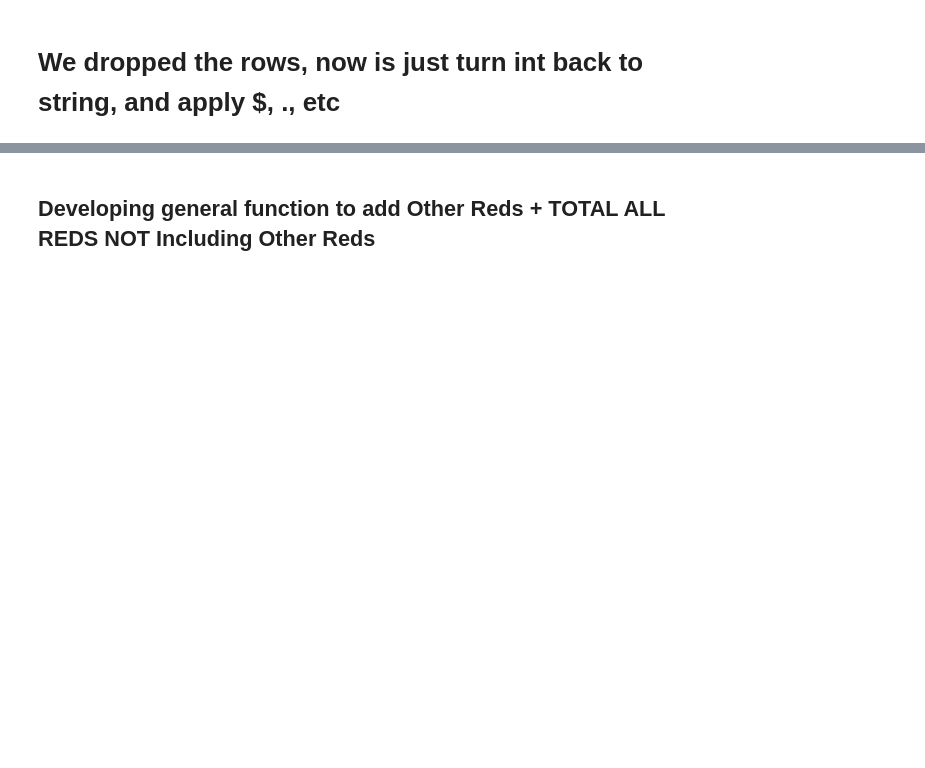
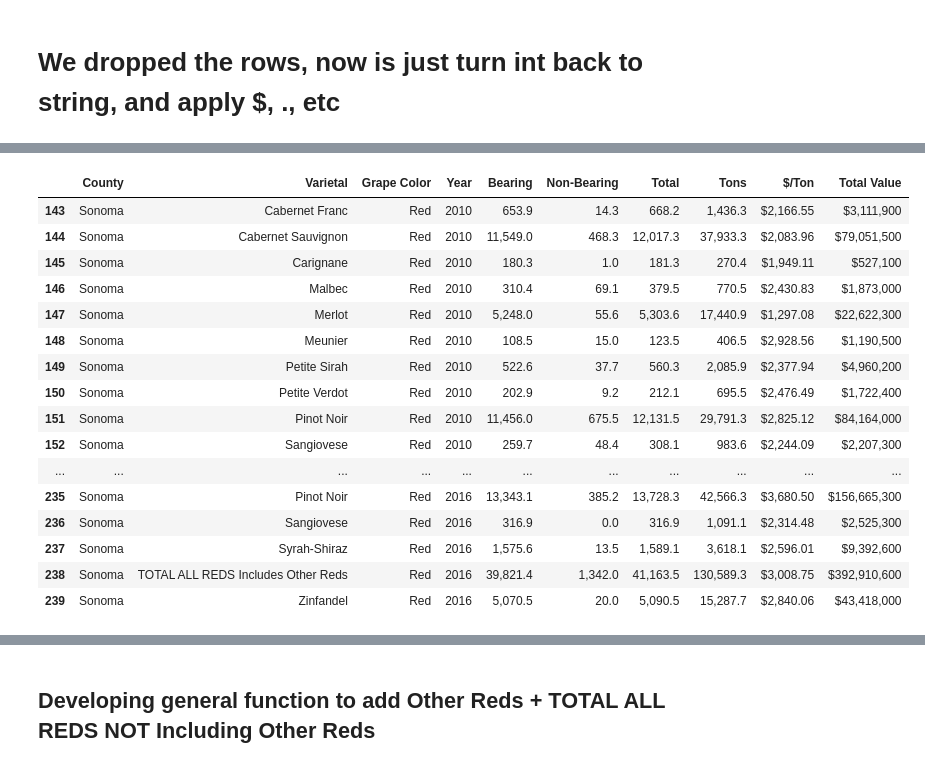
Before and after one commit to oscar6688/Farm-Smoke-Project, a Jupyter notebook: 2001-2021_sonoma_red_varieties.ipynb, the cells around one changed output, grey strips where cells are left out. Drawn from its saved outputs; the diff is of its cells as text; code cells hidden in the pictures; blank space fills up the shorter version.

```diff
--- a/2001-2021_sonoma_red_varieties.ipynb
+++ b/2001-2021_sonoma_red_varieties.ipynb
@@ -655,0 +1860,21 @@ df_up_to_2009_combined_updated
+# %%
+cleaned_sonoma_beyond_2010_2016 = sonoma_2001_fixed11_16_06_05_04_03_02_01_00_10_08.query('Year > 2009')
+cleaned_sonoma_beyond_2010_2016
+# %% [output]
+|  | County | Varietal | Grape Color | Year | Bearing | Non-Bearing | Total | Tons | $/Ton | Total Value |
+| 143 | Sonoma | Cabernet Franc | Red | 2010 | 653.9 | 14.3 | 668.2 | 1,436.3 | $2,166.55 | $3,111,900 |
+| 144 | Sonoma | Cabernet Sauvignon | Red | 2010 | 11,549.0 | 468.3 | 12,017.3 | 37,933.3 | $2,083.96 | $79,051,500 |
+| 145 | Sonoma | Carignane | Red | 2010 | 180.3 | 1.0 | 181.3 | 270.4 | $1,949.11 | $527,100 |
+| 146 | Sonoma | Malbec | Red | 2010 | 310.4 | 69.1 | 379.5 | 770.5 | $2,430.83 | $1,873,000 |
+| 147 | Sonoma | Merlot | Red | 2010 | 5,248.0 | 55.6 | 5,303.6 | 17,440.9 | $1,297.08 | $22,622,300 |
+| 148 | Sonoma | Meunier | Red | 2010 | 108.5 | 15.0 | 123.5 | 406.5 | $2,928.56 | $1,190,500 |
+| 149 | Sonoma | Petite Sirah | Red | 2010 | 522.6 | 37.7 | 560.3 | 2,085.9 | $2,377.94 | $4,960,200 |
+| 150 | Sonoma | Petite Verdot | Red | 2010 | 202.9 | 9.2 | 212.1 | 695.5 | $2,476.49 | $1,722,400 |
+| 151 | Sonoma | Pinot Noir | Red | 2010 | 11,456.0 | 675.5 | 12,131.5 | 29,791.3 | $2,825.12 | $84,164,000 |
+| 152 | Sonoma | Sangiovese | Red | 2010 | 259.7 | 48.4 | 308.1 | 983.6 | $2,244.09 | $2,207,300 |
+| ... | ... | ... | ... | ... | ... | ... | ... | ... | ... | ... |
+| 235 | Sonoma | Pinot Noir | Red | 2016 | 13,343.1 | 385.2 | 13,728.3 | 42,566.3 | $3,680.50 | $156,665,300 |
+| 236 | Sonoma | Sangiovese | Red | 2016 | 316.9 | 0.0 | 316.9 | 1,091.1 | $2,314.48 | $2,525,300 |
+| 237 | Sonoma | Syrah-Shiraz | Red | 2016 | 1,575.6 | 13.5 | 1,589.1 | 3,618.1 | $2,596.01 | $9,392,600 |
+| 238 | Sonoma | TOTAL ALL REDS Includes Other Reds | Red | 2016 | 39,821.4 | 1,342.0 | 41,163.5 | 130,589.3 | $3,008.75 | $392,910,600 |
+| 239 | Sonoma | Zinfandel | Red | 2016 | 5,070.5 | 20.0 | 5,090.5 | 15,287.7 | $2,840.06 | $43,418,000 |
```
Also changed, not shown: parts of 70 cells of this notebook, 4 other files.
